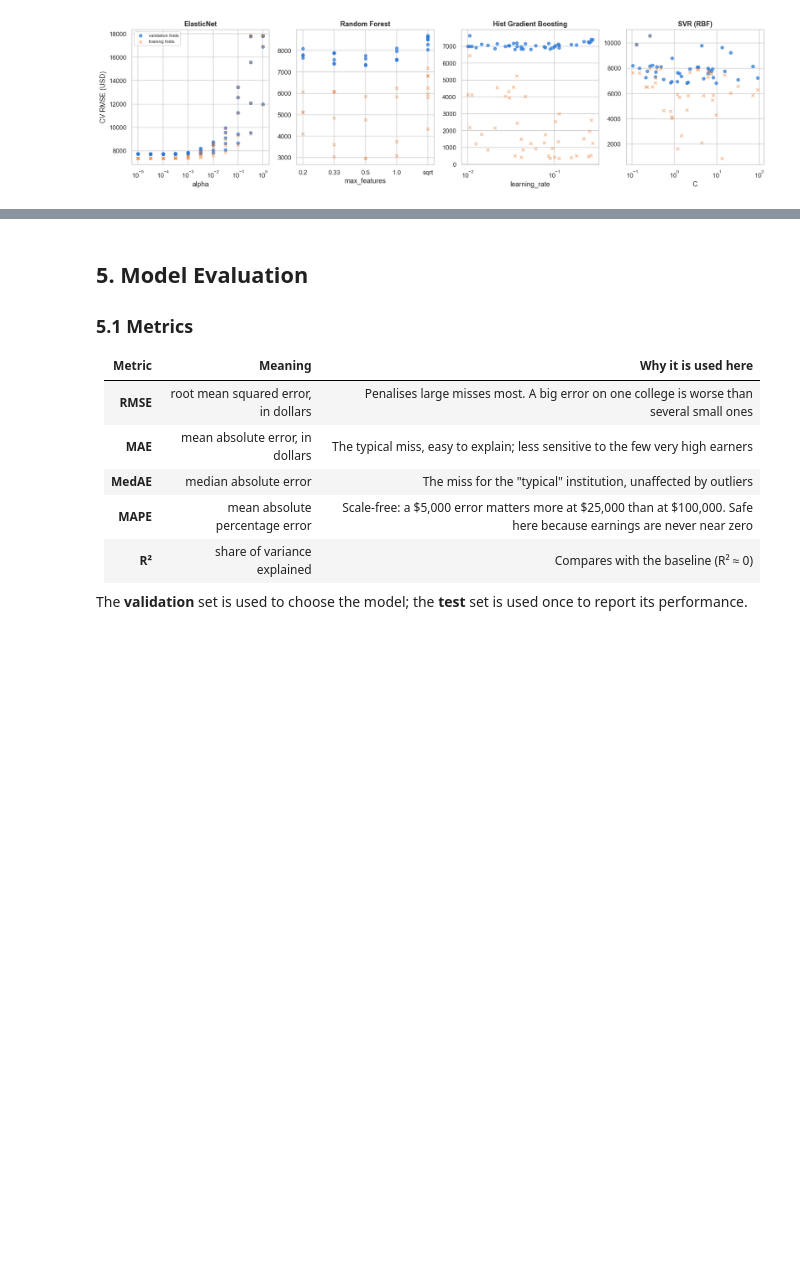
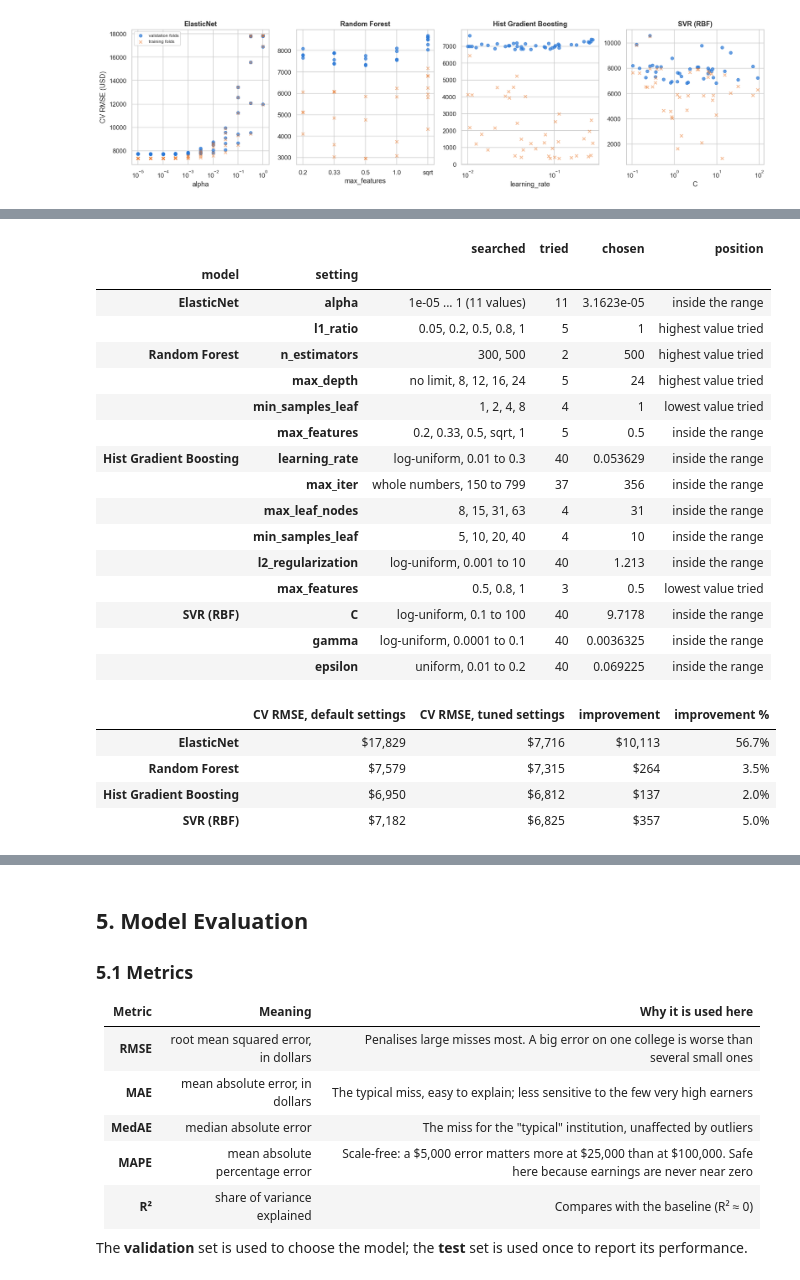
Before and after one commit to tursunmuratovdilmurad-blip/college-earnings-prediction, a Jupyter notebook: notebook.ipynb, the cells around one changed output, grey strips where cells are left out. Saved outputs shown, nothing was run; the diff lists cells and outputs as text; code cells hidden in the pictures; blank space fills up the shorter version.

```diff
--- a/notebook.ipynb
+++ b/notebook.ipynb
@@ -1263,0 +1341,70 @@ save_fig("tuning_sensitivity"); plt.show()
+# %%
+def describe_space(space):
+    """The searched values as short text: a list of options or a distribution."""
+    if hasattr(space, "rvs"):                                          # a scipy distribution
+        low, high = space.support()
+        kind = {"loguniform": "log-uniform", "reciprocal": "log-uniform", "uniform": "uniform",
+                "randint": "whole numbers"}.get(space.dist.name, space.dist.name)
+        return f"{kind}, {low:g} to {high:g}"
+    values = ["no limit" if v is None else f"{v:g}" if isinstance(v, (int, float, np.number)) else str(v) for v in space]
+    return values[0] + " ... " + values[-1] + f" ({len(values)} values)" if len(values) > 6 else ", ".join(values)
+
+
+def position(chosen, tried):
+    """Where the chosen value lies among the numeric values that were actually tried."""
+    numbers = pd.to_numeric(pd.Series(list(tried)), errors="coerce").dropna()   # 'no limit' and text options drop out
+    if isinstance(chosen, (bool, str)) or chosen is None or numbers.empty:
+        return "a named option"
+    if np.isclose(chosen, numbers.min()):
+        return "lowest value tried"
+    if np.isclose(chosen, numbers.max()):
+        return "highest value tried"
+    return "inside the range"
+
+
+space_rows = []
+for name, search in SEARCHES.items():
+    space = search.param_grid if hasattr(search, "param_grid") else search.param_distributions
+    for key, values in space.items():
+        chosen = search.best_params_[key]
+        space_rows.append({"model": name, "setting": key.replace(P, ""), "searched": describe_space(values),
+                           "tried": cv_tables[name]["param_" + key].nunique(dropna=False),
+                           "chosen": "no limit" if chosen is None else f"{chosen:.5g}" if isinstance(chosen, float) else str(chosen),
+                           "position": position(chosen, cv_tables[name]["param_" + key])})
+search_space = pd.DataFrame(space_rows).set_index(["model", "setting"])
+search_space.to_csv(REPORTS_DIR / "search_space.csv")
+display(search_space)
+
+gain_rows = {}
+for name, search in SEARCHES.items():
+    default_rmse = -cross_validate(clone(search.estimator), X_train, y_train, cv=cv,
+                                   scoring="neg_root_mean_squared_error", n_jobs=-1)["test_score"].mean()
+    gain_rows[name] = {"CV RMSE, default settings": default_rmse, "CV RMSE, tuned settings": cv_summary.loc[name, "cv_RMSE"]}
+tuning_gain = pd.DataFrame(gain_rows).T
+tuning_gain["improvement"] = tuning_gain.iloc[:, 0] - tuning_gain.iloc[:, 1]
+tuning_gain["improvement %"] = tuning_gain["improvement"] / tuning_gain.iloc[:, 0] * 100
+tuning_gain.to_csv(REPORTS_DIR / "tuning_gain.csv")
+tuning_gain.style.format({c: "${:,.0f}" for c in tuning_gain.columns[:3]} | {"improvement %": "{:.1f}%"})
+# %% [output]
+|  |  | searched | tried | chosen | position |
+| model | setting |  |  |  |  |
+| ElasticNet | alpha | 1e-05 ... 1 (11 values) | 11 | 3.1623e-05 | inside the range |
+|  | l1_ratio | 0.05, 0.2, 0.5, 0.8, 1 | 5 | 1 | highest value tried |
+| Random Forest | n_estimators | 300, 500 | 2 | 500 | highest value tried |
+|  | max_depth | no limit, 8, 12, 16, 24 | 5 | 24 | highest value tried |
+|  | min_samples_leaf | 1, 2, 4, 8 | 4 | 1 | lowest value tried |
+|  | max_features | 0.2, 0.33, 0.5, sqrt, 1 | 5 | 0.5 | inside the range |
+| Hist Gradient Boosting | learning_rate | log-uniform, 0.01 to 0.3 | 40 | 0.053629 | inside the range |
+|  | max_iter | whole numbers, 150 to 799 | 37 | 356 | inside the range |
+|  | max_leaf_nodes | 8, 15, 31, 63 | 4 | 31 | inside the range |
+|  | min_samples_leaf | 5, 10, 20, 40 | 4 | 10 | inside the range |
+|  | l2_regularization | log-uniform, 0.001 to 10 | 40 | 1.213 | inside the range |
+|  | max_features | 0.5, 0.8, 1 | 3 | 0.5 | lowest value tried |
+| SVR (RBF) | C | log-uniform, 0.1 to 100 | 40 | 9.7178 | inside the range |
+|  | gamma | log-uniform, 0.0001 to 0.1 | 40 | 0.0036325 | inside the range |
+|  | epsilon | uniform, 0.01 to 0.2 | 40 | 0.069225 | inside the range |
+|  | CV RMSE, default settings | CV RMSE, tuned settings | improvement | improvement % |
+| ElasticNet | $17,829 | $7,716 | $10,113 | 56.7% |
+| Random Forest | $7,579 | $7,315 | $264 | 3.5% |
+| Hist Gradient Boosting | $6,950 | $6,812 | $137 | 2.0% |
+| SVR (RBF) | $7,182 | $6,825 | $357 | 5.0% |
```
Also changed, not shown: parts of 11 cells of this notebook, 11 other files.
